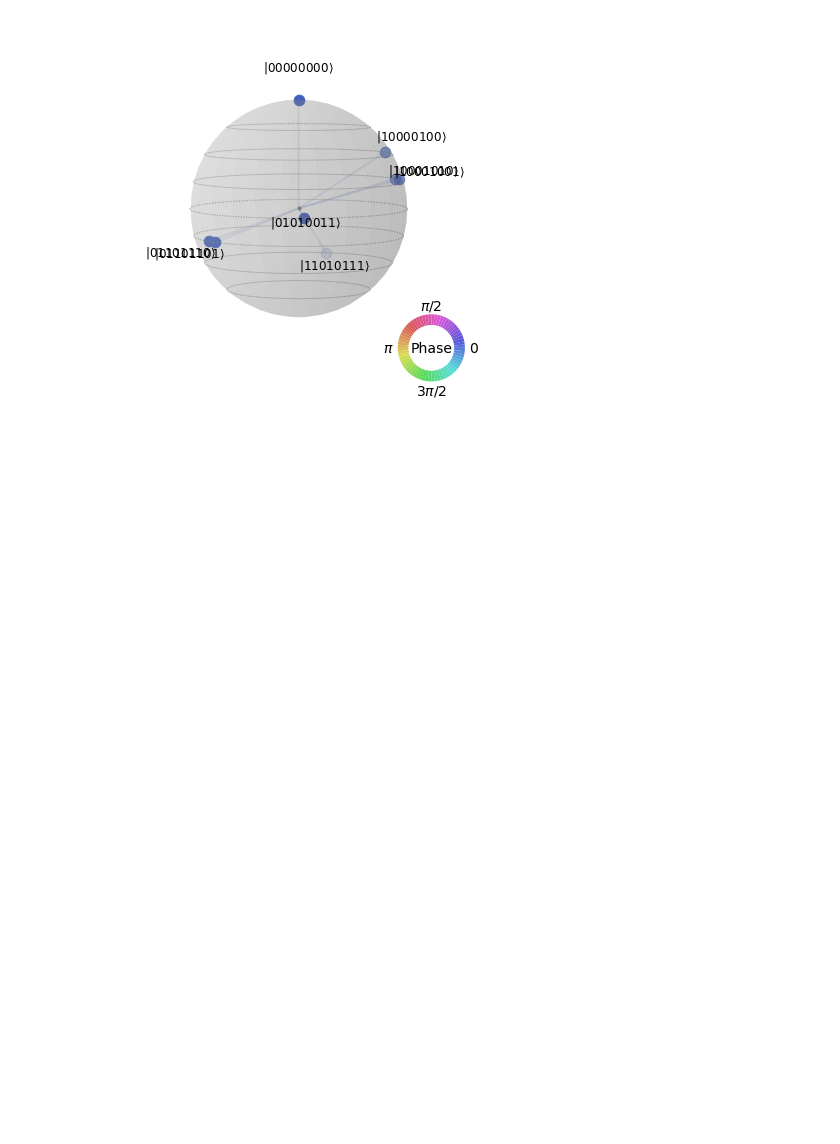
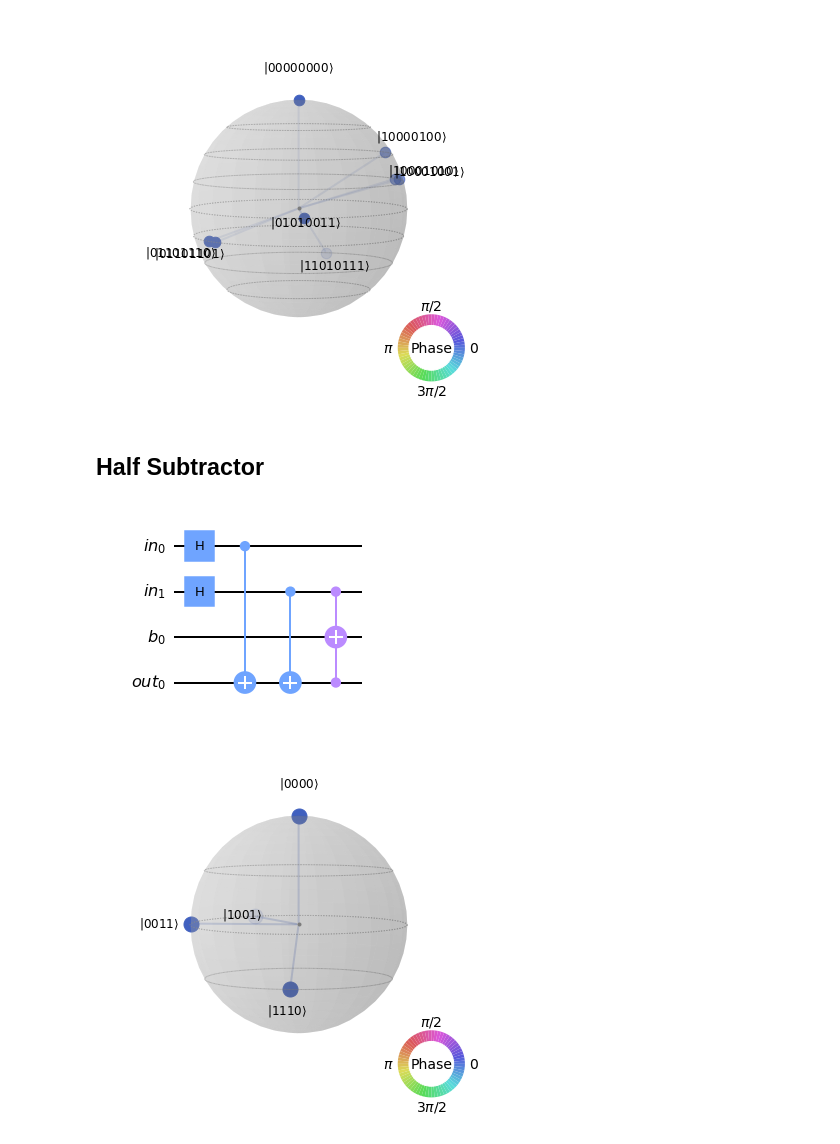
Before and after one commit to alihakimtaskiran/QArithmetics, a Jupyter notebook: Arithmetic Systems for Quantum Computing.ipynb, the cells around one changed output. Saved outputs shown, nothing was run; the diff lists cells and outputs as text; code cells hidden in the pictures; blank space fills up the shorter version.

```diff
--- a/Arithmetic Systems for Quantum Computing.ipynb
+++ b/Arithmetic Systems for Quantum Computing.ipynb
@@ -72,3 +72,23 @@ display(plot_state_qsphere(execute(qc,be).result().get_statevector()))
 # %% [output]
 [figure]
 [figure]
+# %% [markdown]
+## Half Subtractor
+# %%
+in_=QuantumRegister(2,"in")
+b=QuantumRegister(1,"b")
+out=QuantumRegister(1,"out")
+qc=QuantumCircuit(in_,b,out)
+
+qc.h(0)
+qc.h(1)
+
+qc.cx(0,3)
+qc.cx(1,3)
+qc.ccx(1,3,2)
+
+display(qc.draw("mpl"))
+display(plot_state_qsphere(execute(qc,be).result().get_statevector()))
+# %% [output]
+[figure, added]
+[figure, added]
```
Also changed, not shown: parts of 2 cells of this notebook.
